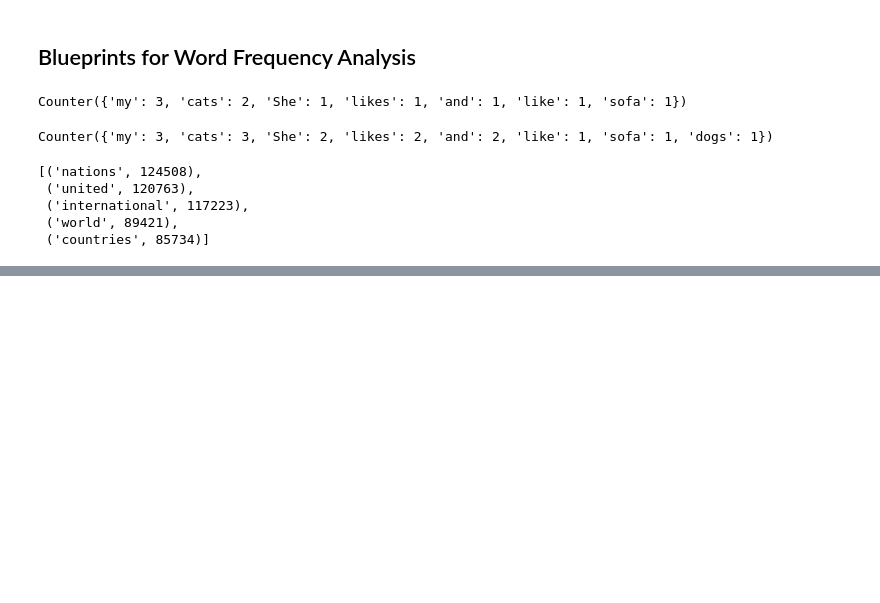
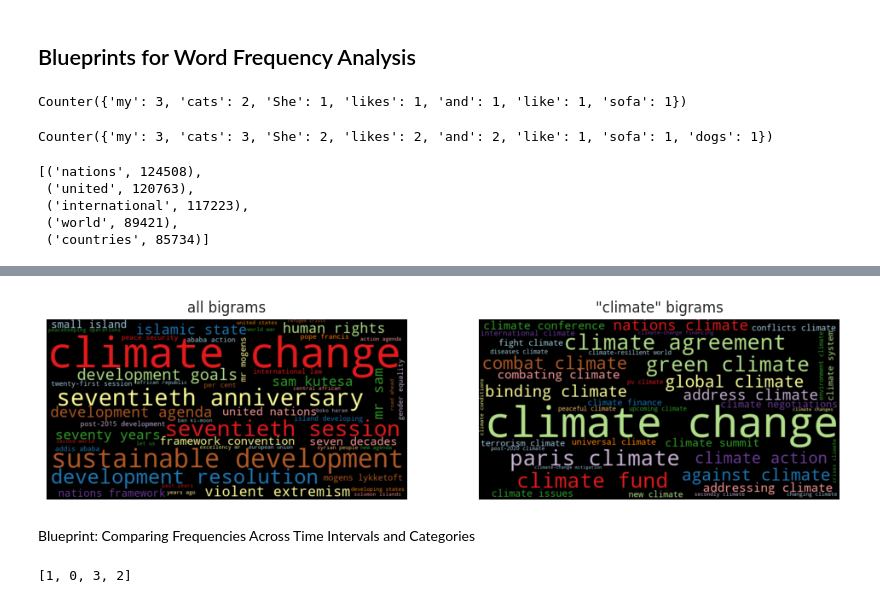
Before and after one commit to mkayanda/Personal_Projects, a Jupyter notebook: UNGeneralDebate.ipynb, the cells around one changed output, grey strips where cells are left out. Saved outputs shown, nothing was run; the diff lists cells and outputs as text; code cells hidden in the pictures; blank space fills up the shorter version.

```diff
--- a/UNGeneralDebate.ipynb
+++ b/UNGeneralDebate.ipynb
@@ -252,0 +454,14 @@ def count_words(df, column='tokens', preprocess=None, min_freq=2):
+# %%
+# test if its working
+text = "the visible manifestation of the global climate change"
+tokens = tokenize(text)
+print("|".join(ngrams(tokens, 2)))
+# %%
+#we create the bigrams on all tokens but keep only those that do not contain any stop words with this modified ngrams function
+
+def ngrams(tokens, n=2, sep=' ', stopwords=set()):
+    return [sep.join(ngram) for ngram in zip(*[tokens[i:] for i in range(n)])
+            if len([t for t in ngram if t in stopwords])==0]
+
+print("Bigrams:", "|".join(ngrams(tokens, 2, stopwords=stopwords)))
+print("Trigrams:", "|".join(ngrams(tokens, 3, stopwords=stopwords)))
@@ -252,0 +471,6 @@ def count_words(df, column='tokens', preprocess=None, min_freq=2):
+# %%
+#adding a column containing all bigrams
+df['bigrams'] = df['text'].apply(prepare, pipeline=[str.lower, tokenize]) \
+                          .apply(ngrams, n=2, stopwords=stopwords)
+
+count_words(df, 'bigrams').head(5)
@@ -252,0 +485,20 @@ def count_words(df, column='tokens', preprocess=None, min_freq=2):
+# %%
+idf_df = compute_idf(df) ### re-initialize to be safe
+# concatenate existing IDF data frame with bigram IDFs
+idf_df = pd.concat([idf_df, compute_idf(df, 'bigrams', min_df=10)])
+
+freq_df = count_words(df[df['year'] == 2015], 'bigrams')
+freq_df['tfidf'] = freq_df['freq'] * idf_df['idf']
+# %%
+plt.figure(figsize=(12,6)) ###
+plt.subplot(1,2,1) ###
+wordcloud(freq_df['tfidf'], title='all bigrams', max_words=50)
+
+plt.subplot(1,2,2) ###
+# plt.tight_layout() ###
+where = freq_df.index.str.contains('climate')
+wordcloud(freq_df[where]['freq'], title='"climate" bigrams', max_words=50)
+# %% [output]
+[figure, added]
+# %% [markdown]
+Blueprint: Comparing Frequencies Across Time Intervals and Categories
@@ -252,0 +510,8 @@ def count_words(df, column='tokens', preprocess=None, min_freq=2):
+# %%
+#check with an example
+keywords = ['nuclear', 'terrorism', 'climate', 'freedom']
+tokens = ['nuclear', 'climate', 'climate', 'freedom', 'climate', 'freedom']
+
+print(count_keywords(tokens, keywords))
+# %% [output]
+[1, 0, 3, 2]
```
Also changed, not shown: parts of 44 cells of this notebook.
